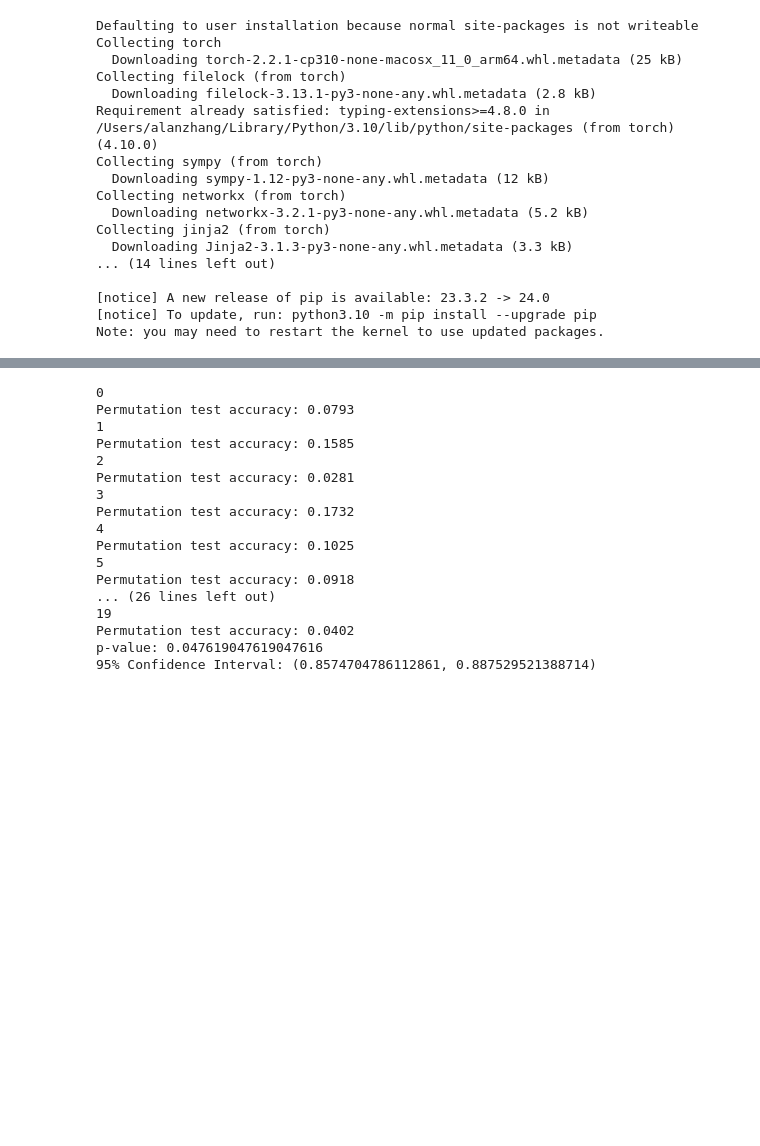
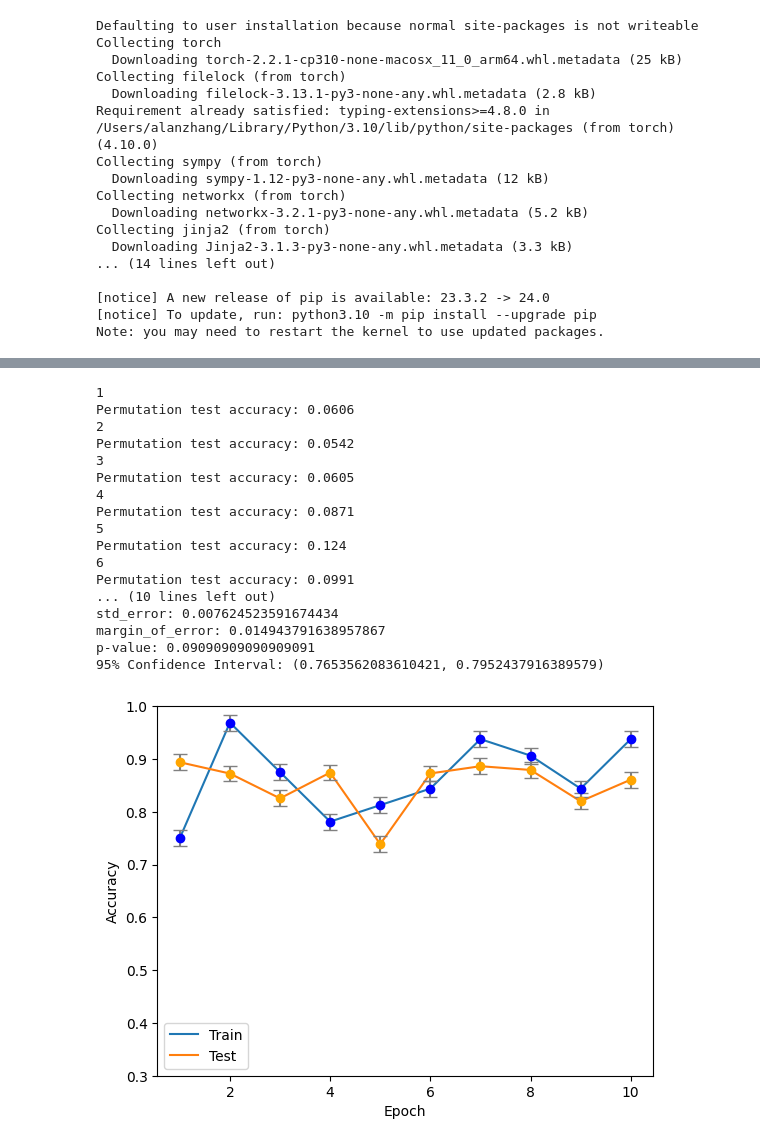
Before and after one commit to dreambigzhang/CNN-SVM-on-MNIST, a Jupyter notebook: SVMPyTorch.ipynb, the cells around one changed output, grey strips where cells are left out. Cells and saved outputs as stored; diff of their text form; code cells hidden in the pictures; blank space fills up the shorter version.

Commit message:
now displaying error bracket properly

```diff
--- a/SVMPyTorch.ipynb
+++ b/SVMPyTorch.ipynb
@@ -91,0 +87,12 @@ Accuracy: 0.8618
+# %%
+def test_model(model, test_loader):
+    correct = 0
+    total = 0
+    with torch.no_grad():
+        for images, labels in test_loader:
+            outputs = model(images)
+            _, predicted = torch.max(outputs.data, 1)
+            total += labels.size(0)
+            correct += (predicted == labels).sum().item()
+    accuracy = correct / total
+    return accuracy
@@ -92,12 +126,14 @@ Accuracy: 0.8618
 # %%
 # Number of permutation test iterations
-n_iterations = 20
+n_iterations = 10
 
 # List to store accuracies from permutation tests
 permutation_test_accuracies = []
 
+
+
 for i in range(n_iterations):
-    print(i)
+    print(i+1)
     # Permute labels of the training set
     permuted_train_labels = np.random.permutation(train_labels)
     permuted_train_labels_tensor = torch.from_numpy(permuted_train_labels).long()
@@ -110,28 +146,28 @@ for i in range(n_iterations):
     train_model(svm_model, criterion, optimizer, permuted_train_loader)
 
     # Calculate accuracy on the original test set
-    accuracy = test_model(svm_model, test_images_tensor.view(-1, 28 * 28), test_labels_tensor)
+    accuracy = test_model(svm_model, test_loader)
     permutation_test_accuracies.append(accuracy)
     print("Permutation test accuracy:", accuracy)
 
 # Observed accuracy from the original model
 train_model(svm_model, criterion, optimizer, train_loader)
 
-observed_accuracy = test_model(svm_model, test_images_tensor.view(-1, 28 * 28), test_labels_tensor)
-
+observed_accuracy = test_model(svm_model, test_loader)
+print("Observed accuracy:", observed_accuracy)
 # Calculate the p-value
 p_value = (np.sum(np.array(permutation_test_accuracies) >= observed_accuracy) + 1) / (n_iterations + 1)
 
 # Compute the z-score corresponding to the significance level (alpha)
 alpha = 0.05
 z_score = stats.norm.ppf(1 - alpha / 2)
-
+print("z-score:", z_score)
 # Compute the standard error of the permutation test accuracies
 std_error = np.std(permutation_test_accuracies) / np.sqrt(n_iterations)
-
+print("std_error:", std_error)
 # Compute the margin of error
 margin_of_error = z_score * std_error
-
+print("margin_of_error:", margin_of_error)
 # Calculate the lower and upper bounds of the confidence interval
 lower_bound = observed_accuracy - margin_of_error
 upper_bound = observed_accuracy + margin_of_error
@@ -139,20 +175,35 @@ upper_bound = observed_accuracy + margin_of_error
 print("p-value:", p_value)
 print("95% Confidence Interval:", (lower_bound, upper_bound))
 # %% [output]
-0
-Permutation test accuracy: 0.0793
 1
-Permutation test accuracy: 0.1585
+Permutation test accuracy: 0.0606
 2
-Permutation test accuracy: 0.0281
+Permutation test accuracy: 0.0542
 3
-Permutation test accuracy: 0.1732
+Permutation test accuracy: 0.0605
 4
-Permutation test accuracy: 0.1025
+Permutation test accuracy: 0.0871
 5
-Permutation test accuracy: 0.0918
-... (26 lines left out)
-19
-Permutation test accuracy: 0.0402
-p-value: 0.047619047619047616
-95% Confidence Interval: (0.8574704786112861, 0.887529521388714)
+Permutation test accuracy: 0.124
+6
+Permutation test accuracy: 0.0991
+... (10 lines left out)
+std_error: 0.007624523591674434
+margin_of_error: 0.014943791638957867
+p-value: 0.09090909090909091
+95% Confidence Interval: (0.7653562083610421, 0.7952437916389579)
+# %%
+plt.plot(range(1, 11), train_accuracies, label='Train')
+plt.plot(range(1, 11), test_accuracies, label='Test')
+plt.xlabel('Epoch')
+plt.ylabel('Accuracy')
+plt.ylim([0.3, 1])
+plt.legend()
+
+for epoch, (train_acc, test_acc) in enumerate(zip(train_accuracies, test_accuracies), 1):
+    plt.errorbar(epoch, train_acc, yerr=margin_of_error, fmt='o', color='blue', ecolor='gray', capsize=5)
+    plt.errorbar(epoch, test_acc, yerr=margin_of_error, fmt='o', color='orange', ecolor='gray', capsize=5)
+
+plt.show()
+# %% [output]
+[figure, added]
```
Also changed, not shown: parts of 6 cells of this notebook.
